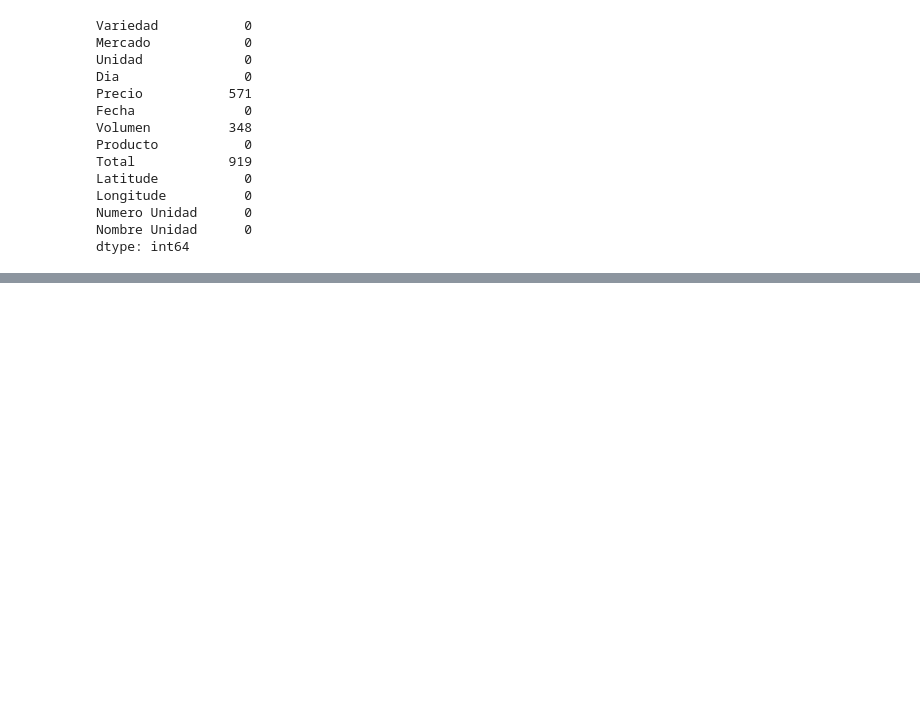
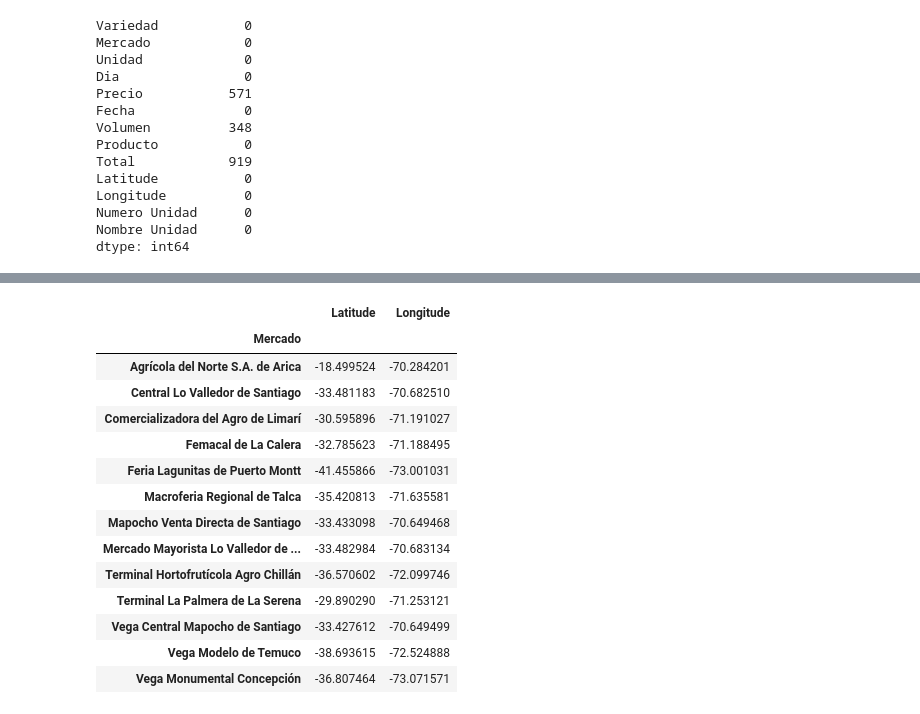
Before and after one commit to sebastiantare/fruitAndVegAnalysis, a Jupyter notebook: RefineData.ipynb, the cells around one changed output, grey strips where cells are left out. Cells and saved outputs as stored; diff of their text form; code cells hidden in the pictures; blank space fills up the shorter version.

```diff
--- a/RefineData.ipynb
+++ b/RefineData.ipynb
@@ -238,0 +273,18 @@ df.to_csv('./exported_data_2018-09-24_to_2023-07-14_V1.2.csv')
+# %%
+df[['Latitude', 'Longitude', 'Mercado']].groupby(by='Mercado').first()
+# %% [output]
+|  | Latitude | Longitude |
+| Mercado |  |  |
+| Agrícola del Norte S.A. de Arica | -18.499524 | -70.284201 |
+| Central Lo Valledor de Santiago | -33.481183 | -70.682510 |
+| Comercializadora del Agro de Limarí | -30.595896 | -71.191027 |
+| Femacal de La Calera | -32.785623 | -71.188495 |
+| Feria Lagunitas de Puerto Montt | -41.455866 | -73.001031 |
+| Macroferia Regional de Talca | -35.420813 | -71.635581 |
+| Mapocho Venta Directa de Santiago | -33.433098 | -70.649468 |
+| Mercado Mayorista Lo Valledor de ... | -33.482984 | -70.683134 |
+| Terminal Hortofrutícola Agro Chillán | -36.570602 | -72.099746 |
+| Terminal La Palmera de La Serena | -29.890290 | -71.253121 |
+| Vega Central Mapocho de Santiago | -33.427612 | -70.649499 |
+| Vega Modelo de Temuco | -38.693615 | -72.524888 |
+| Vega Monumental Concepción | -36.807464 | -73.071571 |
```
Also changed, not shown: parts of 3 cells of this notebook.
